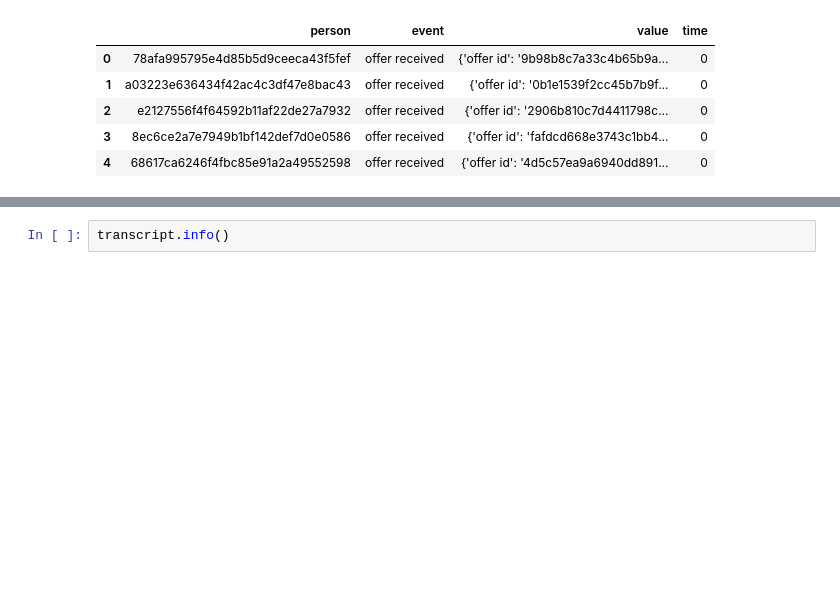
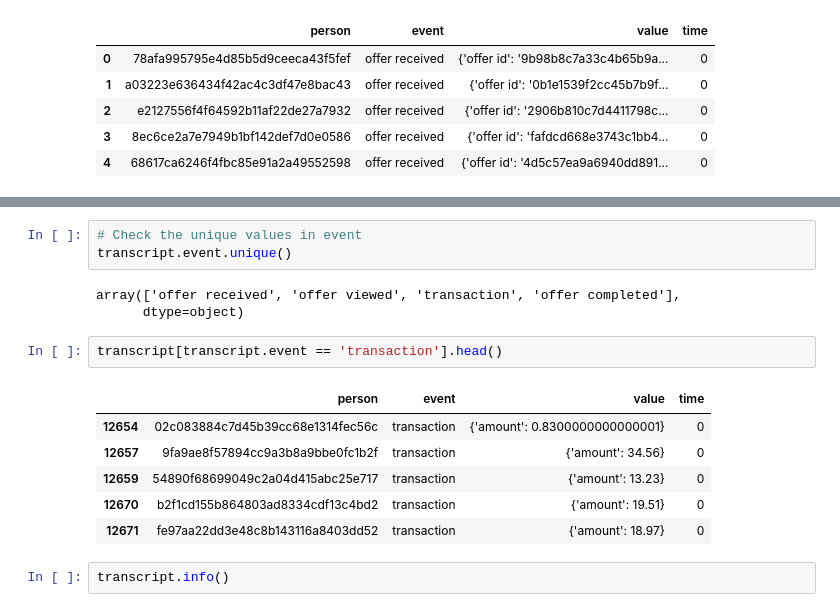
Before and after one commit to NsikanabasiMike/Starbucks_Capstone_Challenge, a Jupyter notebook: Starbucks_Capstone_notebook.ipynb, the cells around one changed output, grey strips where cells are left out. Drawn from its saved outputs; the diff is of its cells as text; blank space fills up the shorter version.

```diff
--- a/Starbucks_Capstone_notebook.ipynb
+++ b/Starbucks_Capstone_notebook.ipynb
@@ -160,3 +255,18 @@ transcript.head()
+# %%
+# Check the unique values in event
+transcript.event.unique()
+# %% [output]
+array(['offer received', 'offer viewed', 'transaction', 'offer completed'],
+      dtype=object)
+# %%
+transcript[transcript.event == 'transaction'].head()
+# %% [output]
+|  | person | event | value | time |
+| 12654 | 02c083884c7d45b39cc68e1314fec56c | transaction | {'amount': 0.8300000000000001} | 0 |
+| 12657 | 9fa9ae8f57894cc9a3b8a9bbe0fc1b2f | transaction | {'amount': 34.56} | 0 |
+| 12659 | 54890f68699049c2a04d415abc25e717 | transaction | {'amount': 13.23} | 0 |
+| 12670 | b2f1cd155b864803ad8334cdf13c4bd2 | transaction | {'amount': 19.51} | 0 |
+| 12671 | fe97aa22dd3e48c8b143116a8403dd52 | transaction | {'amount': 18.97} | 0 |
 # %%
 transcript.info()
 # %% [output]
```
Also changed, not shown: parts of 18 cells of this notebook.
